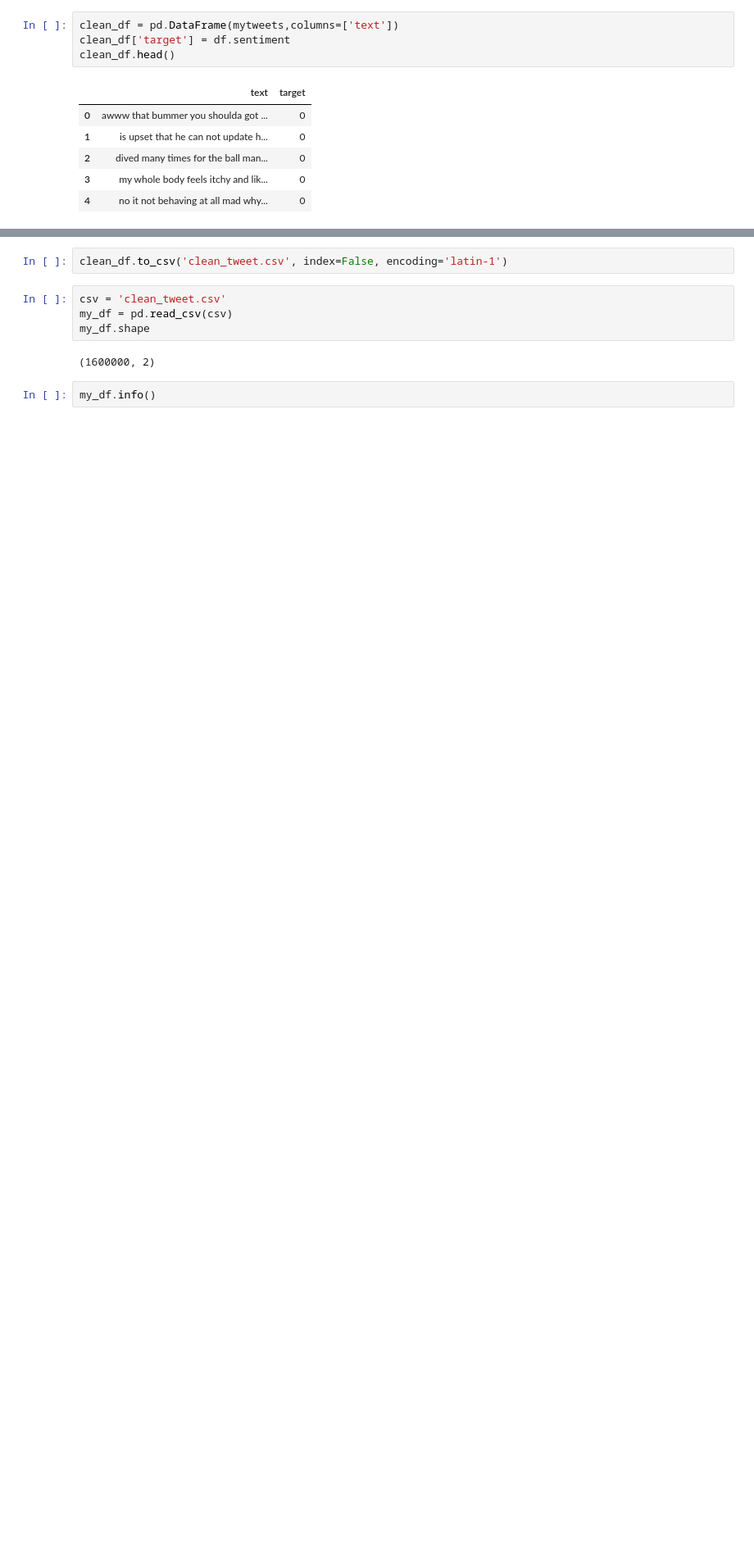
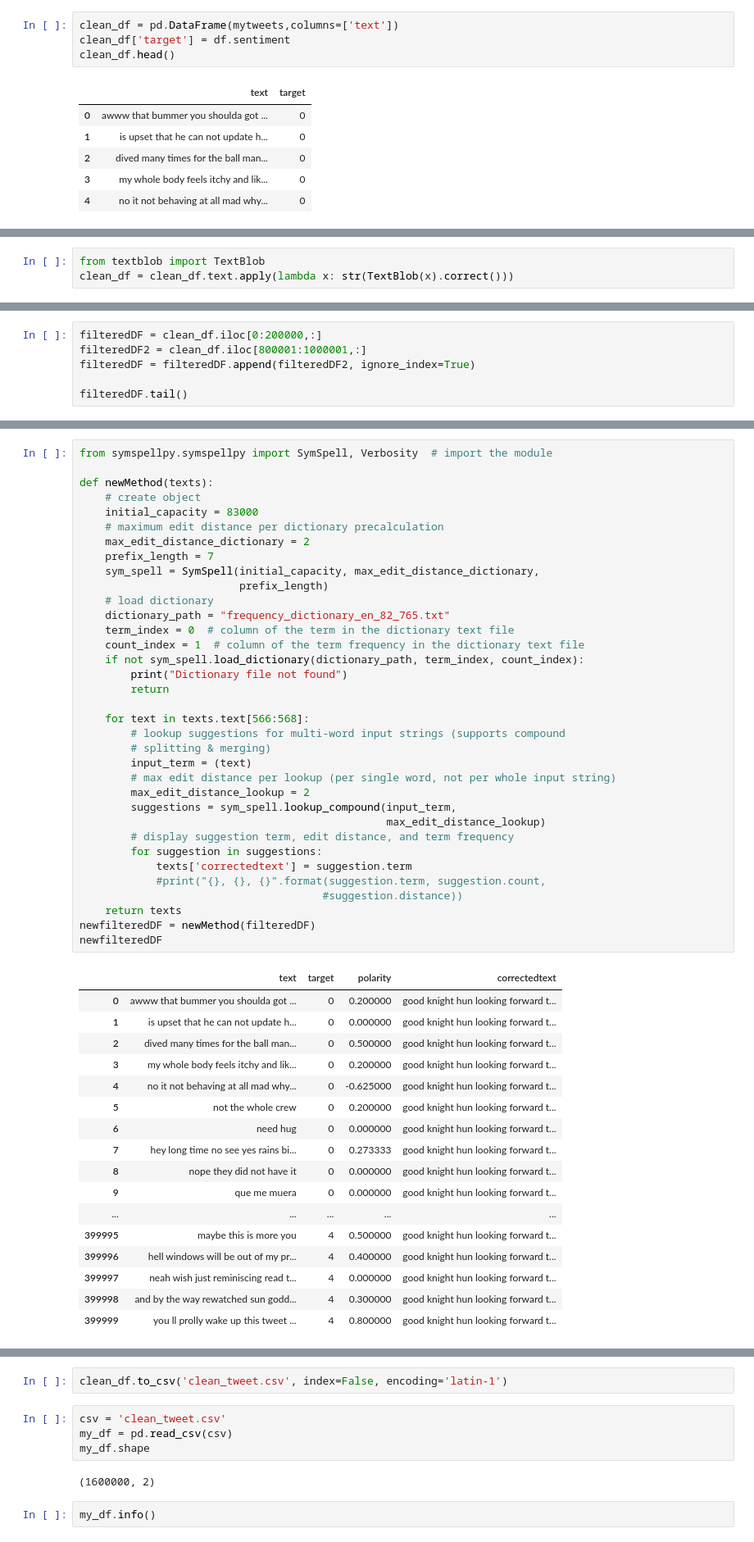
Before and after one commit to Finesomtoe/sentimentanalysis, a Jupyter notebook: MainProject/Twitter Sentiment Analysis.ipynb, the cells around one changed output, grey strips where cells are left out. Shown at 82% size. Drawn from its saved outputs; the diff is of its cells as text; blank space fills up the shorter version.

```diff
--- a/MainProject/Twitter Sentiment Analysis.ipynb
+++ b/MainProject/Twitter Sentiment Analysis.ipynb
@@ -344,0 +347,3 @@ print(negative_tweets.text[:10])
+# %%
+from textblob import TextBlob
+clean_df = clean_df.text.apply(lambda x: str(TextBlob(x).correct()))
@@ -344,0 +352,6 @@ print(negative_tweets.text[:10])
+# %%
+filteredDF = clean_df.iloc[0:200000,:]
+filteredDF2 = clean_df.iloc[800001:1000001,:]
+filteredDF = filteredDF.append(filteredDF2, ignore_index=True)
+
+filteredDF.tail()
@@ -344,0 +365,53 @@ print(negative_tweets.text[:10])
+# %%
+from symspellpy.symspellpy import SymSpell, Verbosity  # import the module
+
+def newMethod(texts):
+    # create object
+    initial_capacity = 83000
+    # maximum edit distance per dictionary precalculation
+    max_edit_distance_dictionary = 2
+    prefix_length = 7
+    sym_spell = SymSpell(initial_capacity, max_edit_distance_dictionary,
+                         prefix_length)
+    # load dictionary
+    dictionary_path = "frequency_dictionary_en_82_765.txt"
+    term_index = 0  # column of the term in the dictionary text file
+    count_index = 1  # column of the term frequency in the dictionary text file
+    if not sym_spell.load_dictionary(dictionary_path, term_index, count_index):
+        print("Dictionary file not found")
+        return
+
+    for text in texts.text[566:568]:
+        # lookup suggestions for multi-word input strings (supports compound
+        # splitting & merging)
+        input_term = (text)
+        # max edit distance per lookup (per single word, not per whole input string)
+        max_edit_distance_lookup = 2
+        suggestions = sym_spell.lookup_compound(input_term,
+                                                max_edit_distance_lookup)
+        # display suggestion term, edit distance, and term frequency
+        for suggestion in suggestions:
+            texts['correctedtext'] = suggestion.term
+            #print("{}, {}, {}".format(suggestion.term, suggestion.count,
+                                      #suggestion.distance))
+    return texts
+newfilteredDF = newMethod(filteredDF)
+newfilteredDF
+# %% [output]
+|  | text | target | polarity | correctedtext |
+| 0 | awww that bummer you shoulda got ... | 0 | 0.200000 | good knight hun looking forward t... |
+| 1 | is upset that he can not update h... | 0 | 0.000000 | good knight hun looking forward t... |
+| 2 | dived many times for the ball man... | 0 | 0.500000 | good knight hun looking forward t... |
+| 3 | my whole body feels itchy and lik... | 0 | 0.200000 | good knight hun looking forward t... |
+| 4 | no it not behaving at all mad why... | 0 | -0.625000 | good knight hun looking forward t... |
+| 5 | not the whole crew | 0 | 0.200000 | good knight hun looking forward t... |
+| 6 | need hug | 0 | 0.000000 | good knight hun looking forward t... |
+| 7 | hey long time no see yes rains bi... | 0 | 0.273333 | good knight hun looking forward t... |
+| 8 | nope they did not have it | 0 | 0.000000 | good knight hun looking forward t... |
+| 9 | que me muera | 0 | 0.000000 | good knight hun looking forward t... |
+| ... | ... | ... | ... | ... |
+| 399995 | maybe this is more you | 4 | 0.500000 | good knight hun looking forward t... |
+| 399996 | hell windows will be out of my pr... | 4 | 0.400000 | good knight hun looking forward t... |
+| 399997 | neah wish just reminiscing read t... | 4 | 0.000000 | good knight hun looking forward t... |
+| 399998 | and by the way rewatched sun godd... | 4 | 0.300000 | good knight hun looking forward t... |
+| 399999 | you ll prolly wake up this tweet ... | 4 | 0.800000 | good knight hun looking forward t... |
```
Also changed, not shown: parts of 17 cells of this notebook, 4 other files.
